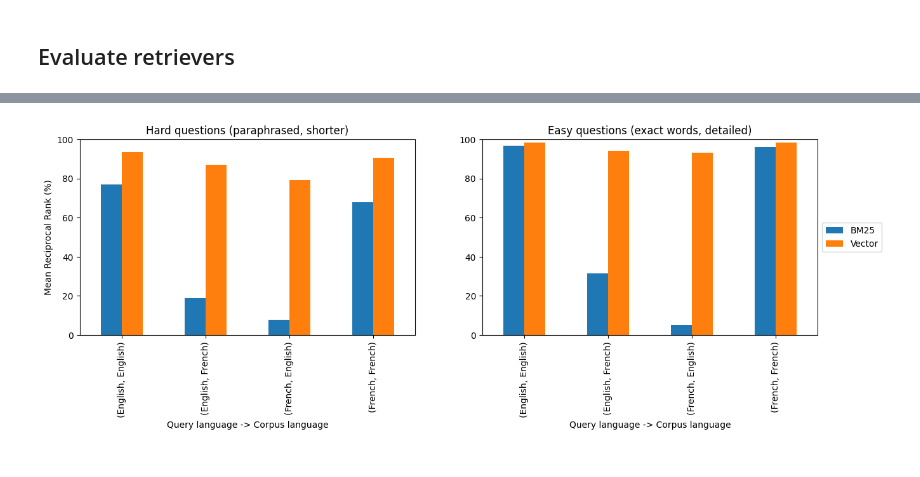
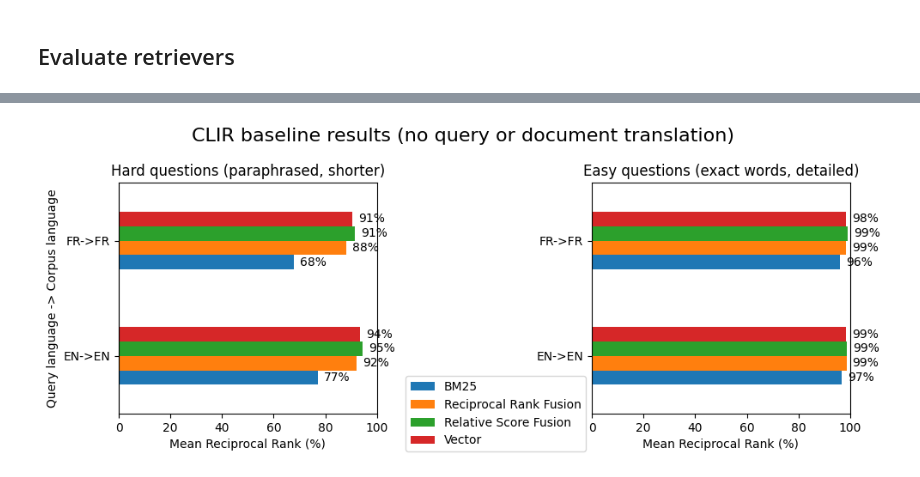
Before and after one commit to justice-bac/laws-clir, a Jupyter notebook: 4_hybrid_eval.ipynb, the cells around one changed output, grey strips where cells are left out. Saved outputs shown, nothing was run; the diff lists cells and outputs as text; code cells hidden in the pictures.

Commit message:
finished hybrid eval

```diff
--- a/4_hybrid_eval.ipynb
+++ b/4_hybrid_eval.ipynb
@@ -128,9 +128,9 @@ def build_eval_dataset(nodes, questions):
     )
 
 # TODO: add multi-language corpus
-# eng_to_eng_easy = build_eval_dataset(eng_nodes, eng_questions_easy)
+eng_to_eng_easy = build_eval_dataset(eng_nodes, eng_questions_easy)
 eng_to_eng_hard = build_eval_dataset(eng_nodes, eng_questions_hard)
-# fra_to_fra_easy = build_eval_dataset(fra_nodes, fra_questions_easy)
+fra_to_fra_easy = build_eval_dataset(fra_nodes, fra_questions_easy)
 fra_to_fra_hard = build_eval_dataset(fra_nodes, fra_questions_hard)
 # eng_to_fra_easy = build_eval_dataset(eng_nodes, fra_questions_easy)
 # eng_to_fra_hard = build_eval_dataset(eng_nodes, fra_questions_hard)
@@ -424,9 +332,15 @@ value_mapping = {
     "eng_to_fra_hard": "English (Hard)",
     "fra_to_eng_easy": "French (Easy)",
     "fra_to_eng_hard": "French (Hard)",
+    "eng_rrf_retriever": "Reciprocal Rank Fusion (English)",
+    "fra_rrf_retriever": "Reciprocal Rank Fusion (French)",
+    "eng_rsf_retriever": "Relative Score Fusion (English)",
+    "fra_rsf_retriever": "Relative Score Fusion (French)",
+    "eng_dbs_retriever": "Distribution Based Score Fusion (English)",
+    "fra_dbs_retriever": "Distribution Based Score Fusion (French)",
 }
 
-result_cross2 = result_cross.rename(columns=column_mapping)
+result_cross2 = result.rename(columns=column_mapping)
 result_cross2 = result_cross2.replace(value_mapping)
 
 # Split the columns so that "BM25 (French)" becomes two columns: "Retriever: BM25" and "Corpus language: French"
@@ -492,49 +414,59 @@ plt.show()
 # %%
-# Let's try that again, but separate into the Easy and Hard queries as separate dataframes
-# Set up the data
-data = result_cross2[result_cross2['Mean Reciprocal Rank'] > 0].copy()
-data['Mean Reciprocal Rank'] = data['Mean Reciprocal Rank'] * 100
-
-# Sort the data by MRR
-data = data.sort_values(by='Mean Reciprocal Rank', ascending=False)
-
-data_hard = data[data['Query difficulty'] == 'Hard']
-data_easy = data[data['Query difficulty'] == 'Easy']
-
+# Same as above but horizontal bar charts
 # Twin plots
-fig, ax = plt.subplots(1, 2, figsize=(15, 4))
+fig, ax = plt.subplots(1, 2, figsize=(10, 4))
 
 # Plot the data
 data_hard.pivot_table(
     index=['Query language', 'Corpus language'],
     columns='Retriever',
     values='Mean Reciprocal Rank'
-).plot(kind='bar', ax=ax[0])
+).plot(kind='barh', ax=ax[0])
+
 data_easy.pivot_table(
     index=['Query language', 'Corpus language'],
     columns='Retriever',
     values='Mean Reciprocal Rank'
-).plot(kind='bar', ax=ax[1])
+).plot(kind='barh', ax=ax[1])
 
-# Label the y-axis on the left plot
-ax[0].set_ylabel('Mean Reciprocal Rank (%)')
+# Annotate each bar with the value, moving the text inside the right edge of the bar
+for a in [ax[0], ax[1]]:
+    for p in a.patches:
+        a.annotate(
+            f"{p.get_width():.0f}%",
+            (p.get_x() + p.get_width(), p.get_y() + p.get_height() / 2),
+            ha="left",
+            va="center",
+            xytext=(5, 0),
+            textcoords="offset points",
+        )
 
-# Set the y-axis from 0 to 100 on both plots
-ax[0].set_ylim(0, 100)
-ax[1].set_ylim(0, 100)
+ax[0].set_xlabel('Mean Reciprocal Rank (%)')
+ax[1].set_xlabel('Mean Reciprocal Rank (%)')
+
+# Set the x-axis from 0 to 100 on both plots
+ax[0].set_xlim(0, 100)
+ax[1].set_xlim(0, 100)
 
 # Set the title and labels
 ax[0].set_title('Hard questions (paraphrased, shorter)')
-ax[0].set_xlabel('Query language -> Corpus language')
+ax[0].set_ylabel('Query language -> Corpus language')
 
 ax[1].set_title('Easy questions (exact words, detailed)')
-ax[1].set_xlabel('Query language -> Corpus language')
+ax[1].set_ylabel('')
+
+ax[0].set_yticklabels(["FR->FR", "EN->EN", ][::-1])
+ax[1].set_yticklabels(["FR->FR", "EN->EN", ][::-1])
 
 # Move the legend outside the right plot. Remove the left legend.
-ax[1].legend(loc='center left', bbox_to_anchor=(1, 0.5))
+ax[1].legend(loc='center right', bbox_to_anchor=(0, 0))
 ax[0].legend().remove()
+
+# Set the overall title
+fig.suptitle('CLIR baseline results (no query or document translation)', fontsize=16)
+fig.tight_layout()
 
 # Show the plot
 plt.show()
 # %% [output]
-[figure, old version]
+[figure, new version]
```
Also changed, not shown: parts of 11 cells of this notebook.
